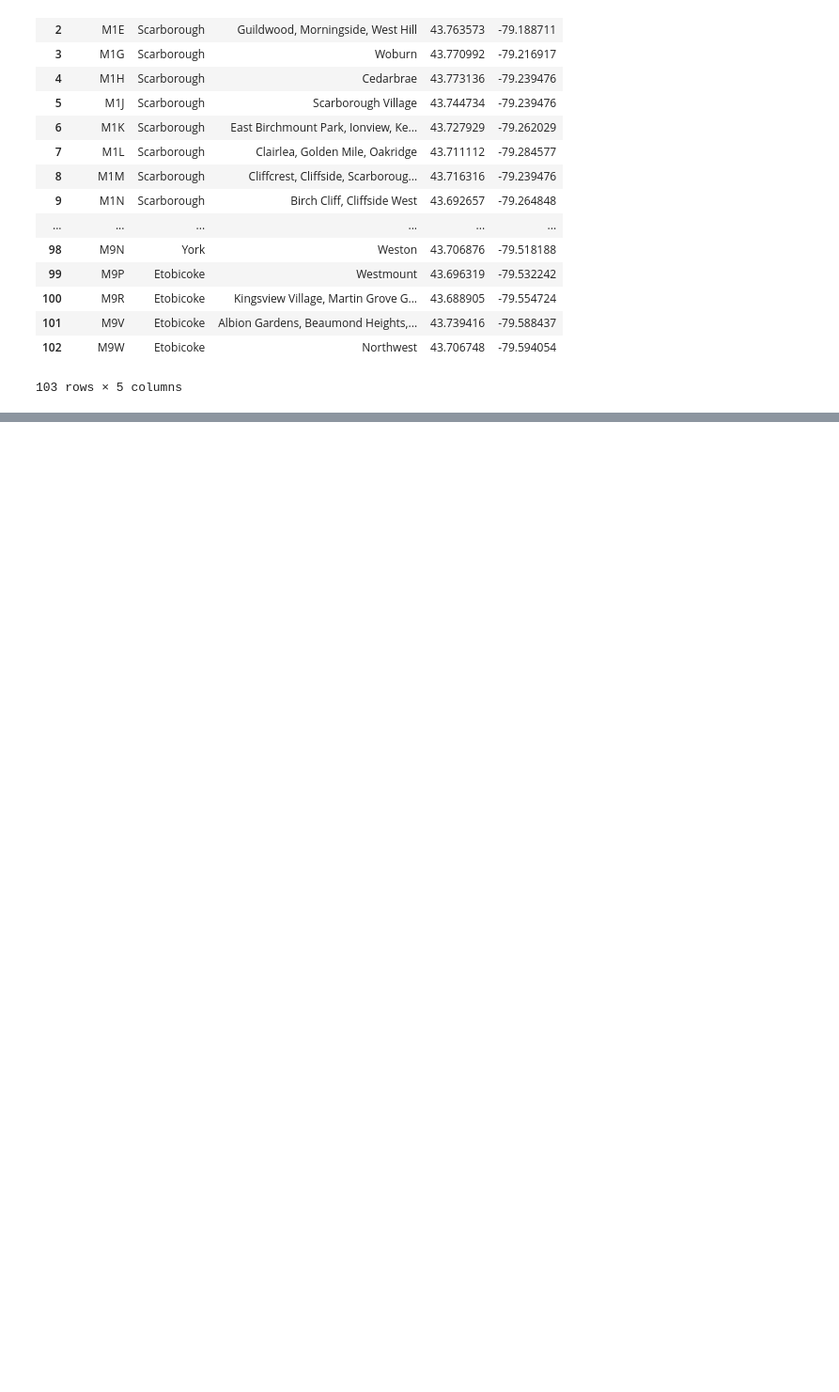
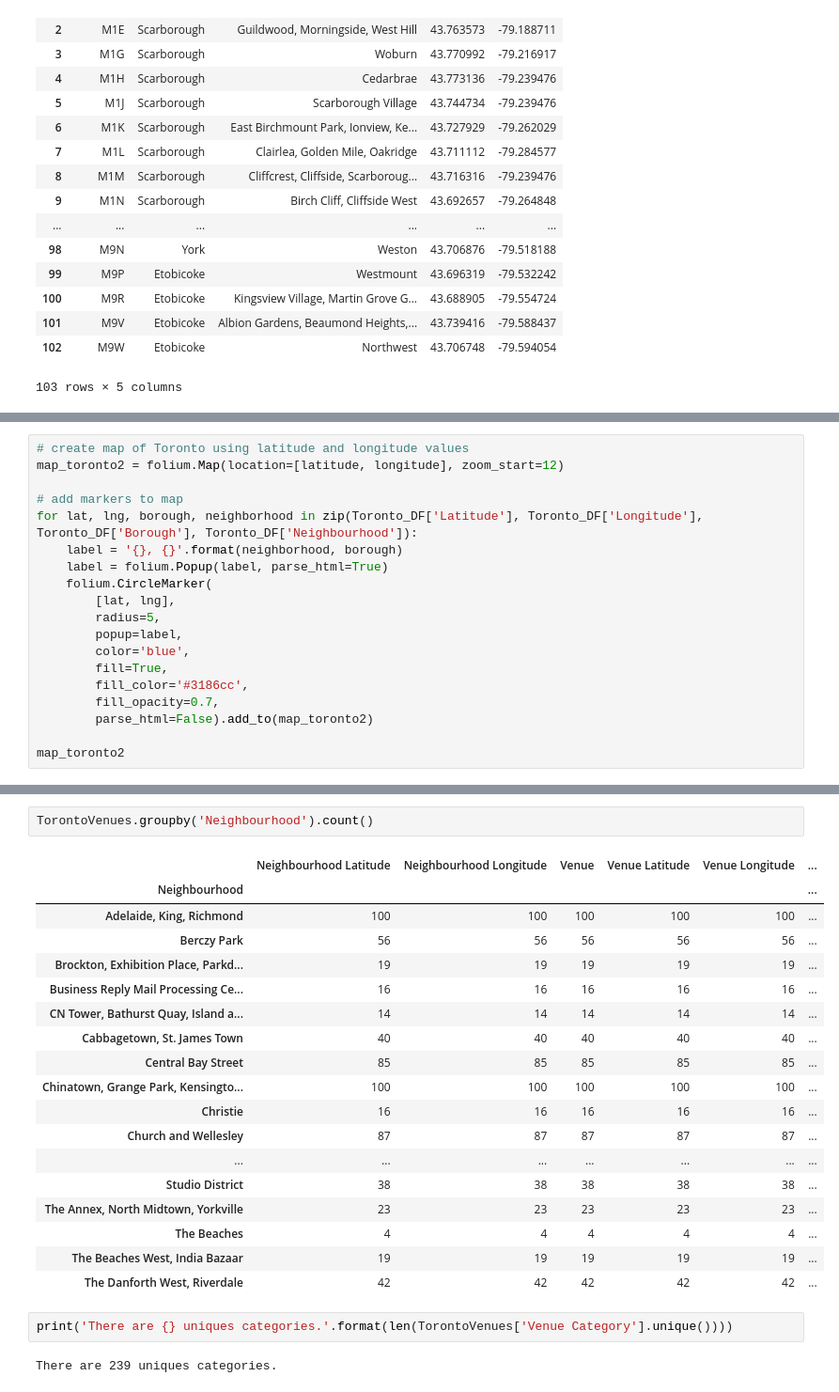
Before and after one commit to michaelmcanally/TorontoNeighborhoodVenueAnalysis, a Jupyter notebook: McAnally Coursera Capstone Notebook.ipynb, the cells around one changed output, grey strips where cells are left out. Shown at 94% size. Cells and saved outputs as stored; diff of their text form; blank space fills up the shorter version.

```diff
--- a/McAnally Coursera Capstone Notebook.ipynb
+++ b/McAnally Coursera Capstone Notebook.ipynb
@@ -173,0 +266,19 @@ DF.drop(['Postal Code'], axis = 1)
+# %%
+# create map of Toronto using latitude and longitude values
+map_toronto2 = folium.Map(location=[latitude, longitude], zoom_start=12)
+
+# add markers to map
+for lat, lng, borough, neighborhood in zip(Toronto_DF['Latitude'], Toronto_DF['Longitude'], Toronto_DF['Borough'], Toronto_DF['Neighbourhood']):
+    label = '{}, {}'.format(neighborhood, borough)
+    label = folium.Popup(label, parse_html=True)
+    folium.CircleMarker(
+        [lat, lng],
+        radius=5,
+        popup=label,
+        color='blue',
+        fill=True,
+        fill_color='#3186cc',
+        fill_opacity=0.7,
+        parse_html=False).add_to(map_toronto2)
+
+map_toronto2
@@ -173,0 +377,25 @@ DF.drop(['Postal Code'], axis = 1)
+# %%
+TorontoVenues.groupby('Neighbourhood').count()
+# %% [output]
+|  | Neighbourhood Latitude | Neighbourhood Longitude | Venue | Venue Latitude | Venue Longitude | ... |
+| Neighbourhood |  |  |  |  |  | ... |
+| Adelaide, King, Richmond | 100 | 100 | 100 | 100 | 100 | ... |
+| Berczy Park | 56 | 56 | 56 | 56 | 56 | ... |
+| Brockton, Exhibition Place, Parkd... | 19 | 19 | 19 | 19 | 19 | ... |
+| Business Reply Mail Processing Ce... | 16 | 16 | 16 | 16 | 16 | ... |
+| CN Tower, Bathurst Quay, Island a... | 14 | 14 | 14 | 14 | 14 | ... |
+| Cabbagetown, St. James Town | 40 | 40 | 40 | 40 | 40 | ... |
+| Central Bay Street | 85 | 85 | 85 | 85 | 85 | ... |
+| Chinatown, Grange Park, Kensingto... | 100 | 100 | 100 | 100 | 100 | ... |
+| Christie | 16 | 16 | 16 | 16 | 16 | ... |
+| Church and Wellesley | 87 | 87 | 87 | 87 | 87 | ... |
+| ... | ... | ... | ... | ... | ... | ... |
+| Studio District | 38 | 38 | 38 | 38 | 38 | ... |
+| The Annex, North Midtown, Yorkville | 23 | 23 | 23 | 23 | 23 | ... |
+| The Beaches | 4 | 4 | 4 | 4 | 4 | ... |
+| The Beaches West, India Bazaar | 19 | 19 | 19 | 19 | 19 | ... |
+| The Danforth West, Riverdale | 42 | 42 | 42 | 42 | 42 | ... |
+# %%
+print('There are {} uniques categories.'.format(len(TorontoVenues['Venue Category'].unique())))
+# %% [output]
+There are 239 uniques categories.
```
Also changed, not shown: parts of 26 cells of this notebook.
